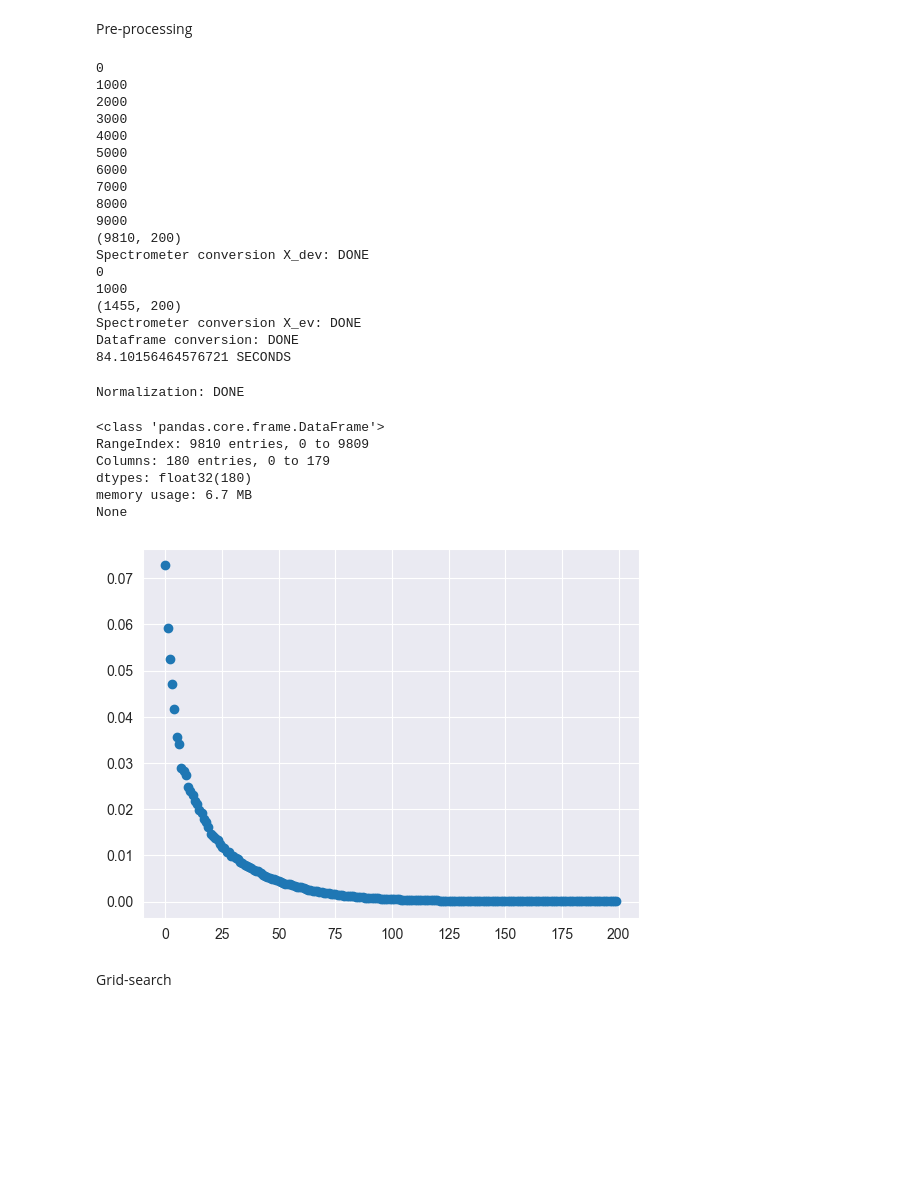
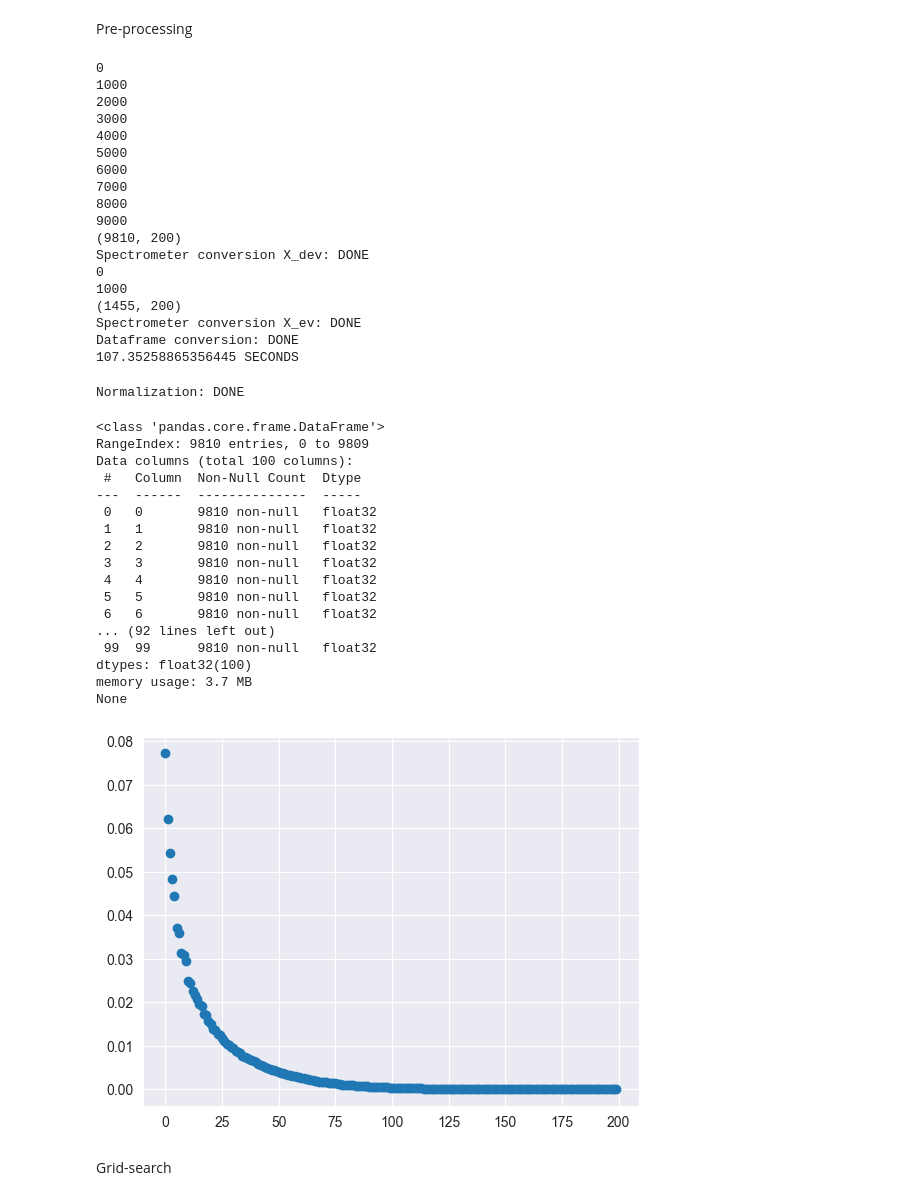
Before and after one commit to simoclemens/PoliTO-DataScienceLab, a Jupyter notebook: program.ipynb, the cells around one changed output. Saved outputs shown, nothing was run; the diff lists cells and outputs as text; code cells hidden in the pictures; blank space fills up the shorter version.

Commit message:
version 1.6 - result 0.938. Voice pitch correction

```diff
--- a/program.ipynb
+++ b/program.ipynb
@@ -38,16 +38,18 @@ def spect(arr, fs, n_sub_r,n_sub_c):
         # spectrum = 10*np.log10(1+spectrum)
         # spectrum = lbr.feature.melspectrogram(arr[i],sr=fs[i])
 
-        spectrum = lbr.feature.mfcc(y=arr[i],sr=16000,n_mfcc=n_sub_r,lifter=1)
+        spectrum = lbr.feature.mfcc(y=arr[i],sr=fs[i],n_mfcc=n_sub_r,lifter=1)
+        # spectrum = spectrum[1:,:]
         spectrum1 = lbr.feature.delta(spectrum, order=1)
         #spectrum2 = lbr.feature.delta(spectrum, order=2)
         # spect_split1 = np.array_split(spectrum, n_sub_r, axis=0)
-        tmp_row = []
+        tmp_row1 = []
+        tmp_row2 = []
         for row in spectrum1:
             spect_split2 = np.array_split(row, n_sub_c)
             for block in spect_split2:
-                tmp_row.append(block.mean())
-        spect_list.append(tmp_row)
+                tmp_row1.append(block.mean())
+        spect_list.append(tmp_row1)
         if i%1000 == 0:
             print(i)
     print(np.array(spect_list).shape)
@@ -75,6 +77,13 @@ def data_import(path,par='dev'):
             data_no_silence.extend(segment)
         '''
         data_no_silence,index = lbr.effects.trim(data, top_db= 20)
+
+        if item[1]['gender']=='male':
+            pass
+            #data_no_silence= lbr.effects.pitch_shift(y=data_no_silence,sr=rate,n_steps=+0.5)
+        else:
+            data_no_silence= lbr.effects.pitch_shift(y=data_no_silence,sr=rate,n_steps=-1.0)
+
         # data_emp = lbr.effects.preemphasis(np.array(data_no_silence[0]))
         # data_processed = nr.reduce_noise(y=data_emp, sr=rate)
 
@@ -170,7 +179,7 @@ Spectrometer conversion X_dev: DONE
 (1455, 200)
 Spectrometer conversion X_ev: DONE
 Dataframe conversion: DONE
-84.10156464576721 SECONDS
+107.35258865356445 SECONDS
 # %%
 
 scaler = MinMaxScaler((-1,1))
@@ -184,24 +193,35 @@ print('Normalization: DONE')
 Normalization: DONE
 # %%
 tot_attr = n_sub_row*n_sub_col
-max_attr = 180
+max_attr = 100
 pca = PCA(n_components=tot_attr)
 X_proj = pca.fit_transform(X_dev_n)
 plt.plot(pca.explained_variance_ratio_, marker='o', linestyle='')
 
 pca = PCA(n_components=max_attr)
 X_dev_proj = pca.fit_transform(X_dev_n)
 X_ev_proj = pca.transform(X_ev_n)
 X_dev_proj=pd.DataFrame(X_dev_proj)
 print(X_dev_proj.info())
 # %% [output]
 <class 'pandas.core.frame.DataFrame'>
 RangeIndex: 9810 entries, 0 to 9809
-Columns: 180 entries, 0 to 179
-dtypes: float32(180)
-memory usage: 6.7 MB
+Data columns (total 100 columns):
+ #   Column  Non-Null Count  Dtype
+---  ------  --------------  -----
+ 0   0       9810 non-null   float32
+ 1   1       9810 non-null   float32
+ 2   2       9810 non-null   float32
+ 3   3       9810 non-null   float32
+ 4   4       9810 non-null   float32
+ 5   5       9810 non-null   float32
+ 6   6       9810 non-null   float32
+... (92 lines left out)
+ 99  99      9810 non-null   float32
+dtypes: float32(100)
+memory usage: 3.7 MB
 None
-[figure, old version]
+[figure, new version]
 # %%
 X_train_valid, X_test, y_train_valid, y_test = train_test_split(X_dev_proj, y_dev, test_size=0.20,shuffle=True)
 # %% [markdown]
```
Also changed, not shown: parts of 4 cells of this notebook.
